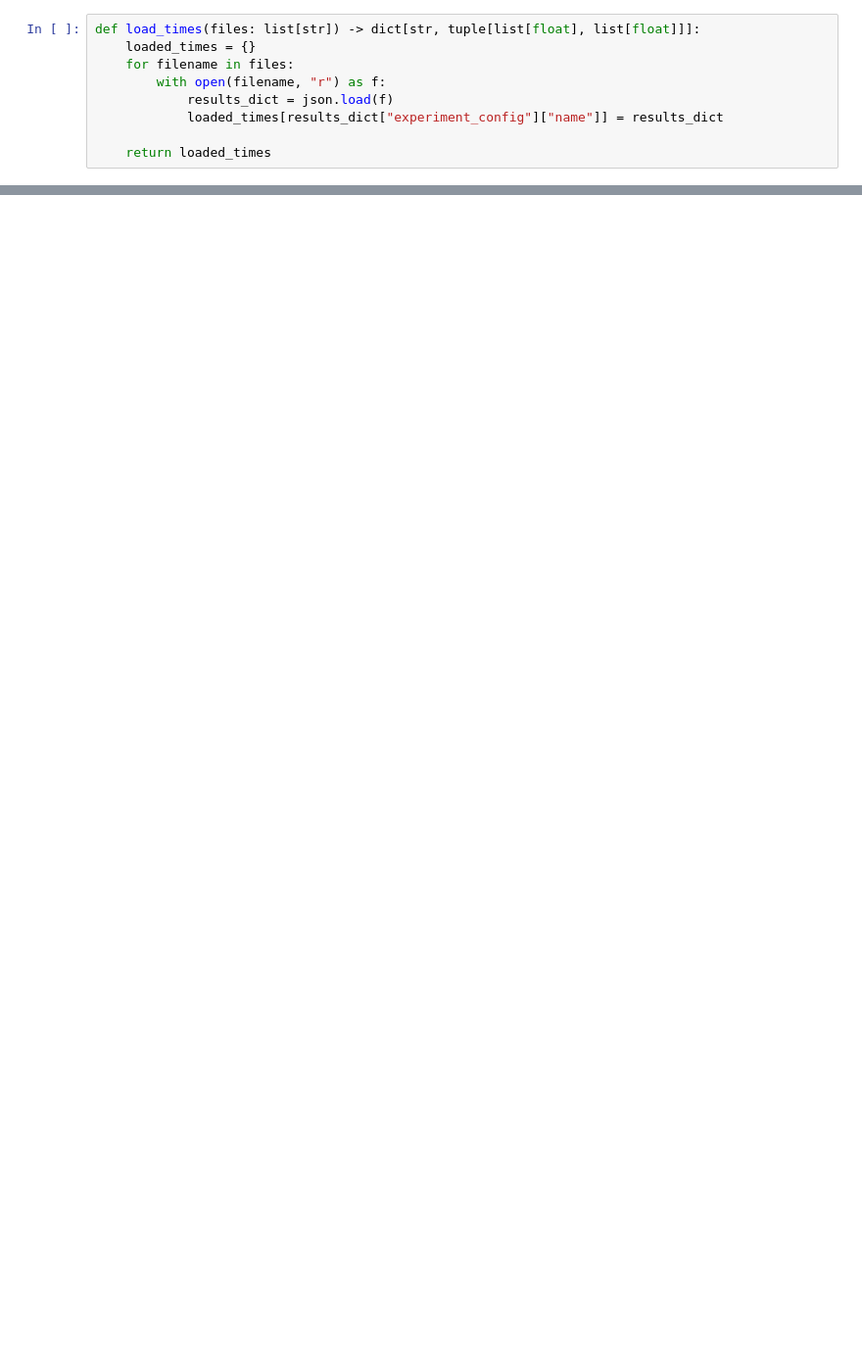
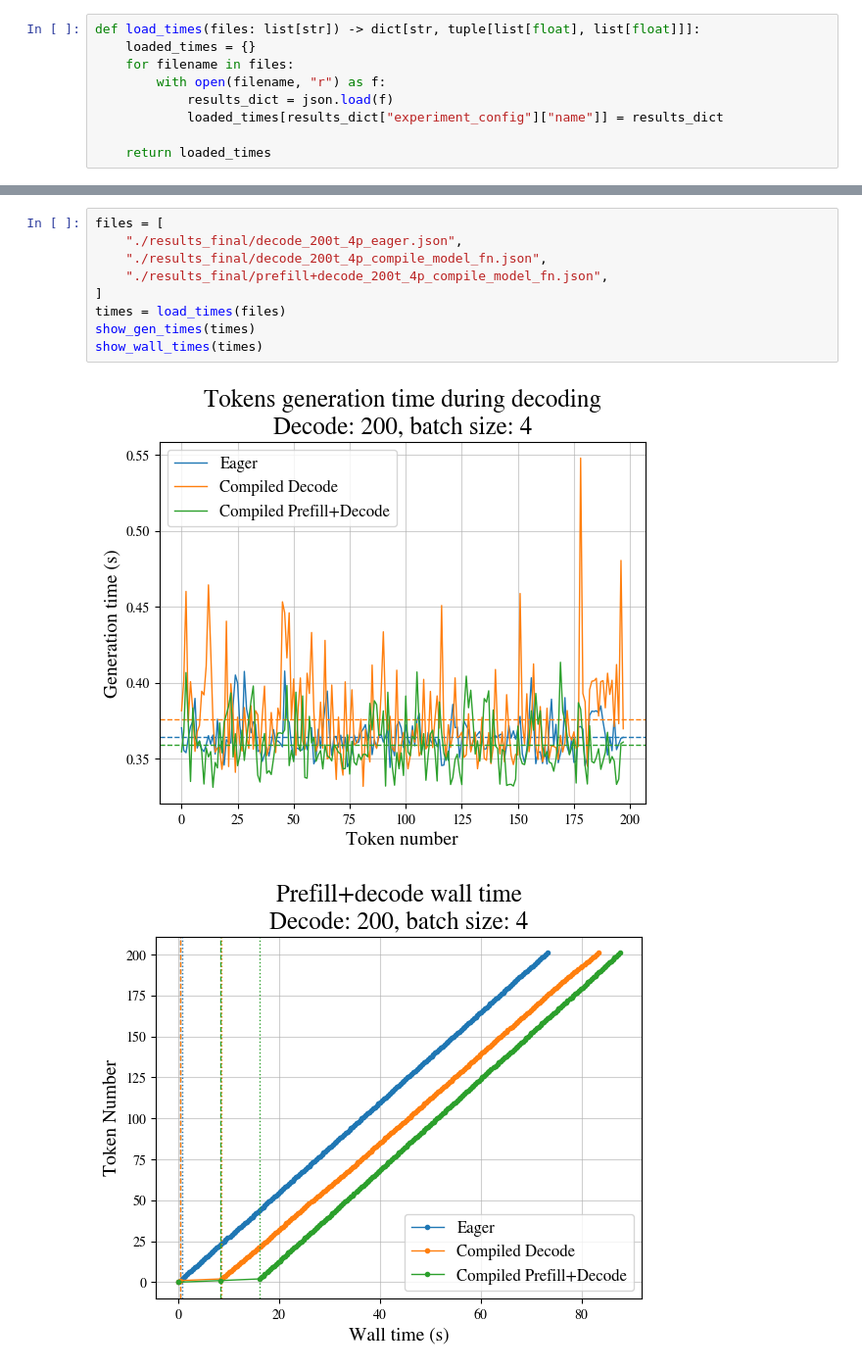
Before and after one commit to TheRootOf3/torch-compile-benchmarks, a Jupyter notebook: visualise_results.ipynb, the cells around one changed output, grey strips where cells are left out. Shown at 98% size. Drawn from its saved outputs; the diff is of its cells as text; blank space fills up the shorter version.

```diff
--- a/visualise_results.ipynb
+++ b/visualise_results.ipynb
@@ -90,0 +173,12 @@ show_wall_times(times)
+# %%
+files = [
+    "./results_final/decode_200t_4p_eager.json",
+    "./results_final/decode_200t_4p_compile_model_fn.json",
+    "./results_final/prefill+decode_200t_4p_compile_model_fn.json",
+]
+times = load_times(files)
+show_gen_times(times)
+show_wall_times(times)
+# %% [output]
+[figure, added]
+[figure, added]
```
Also changed, not shown: parts of 17 cells of this notebook, 11 other files.
